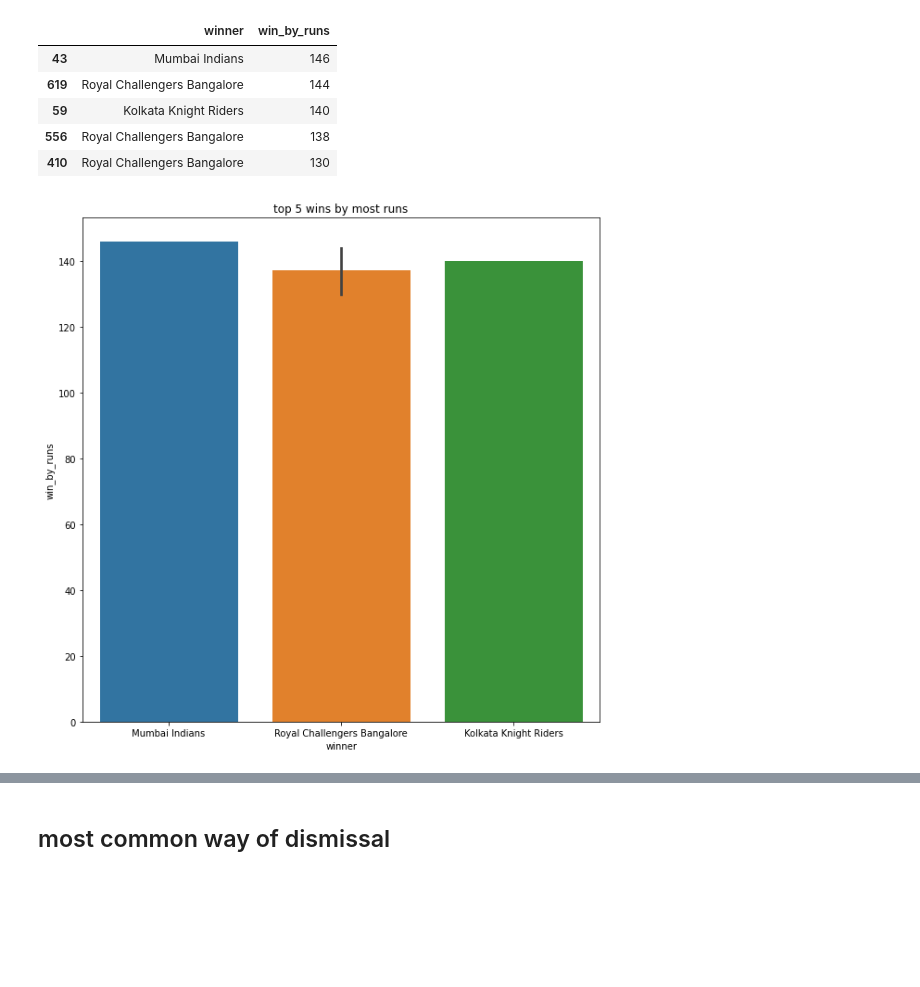
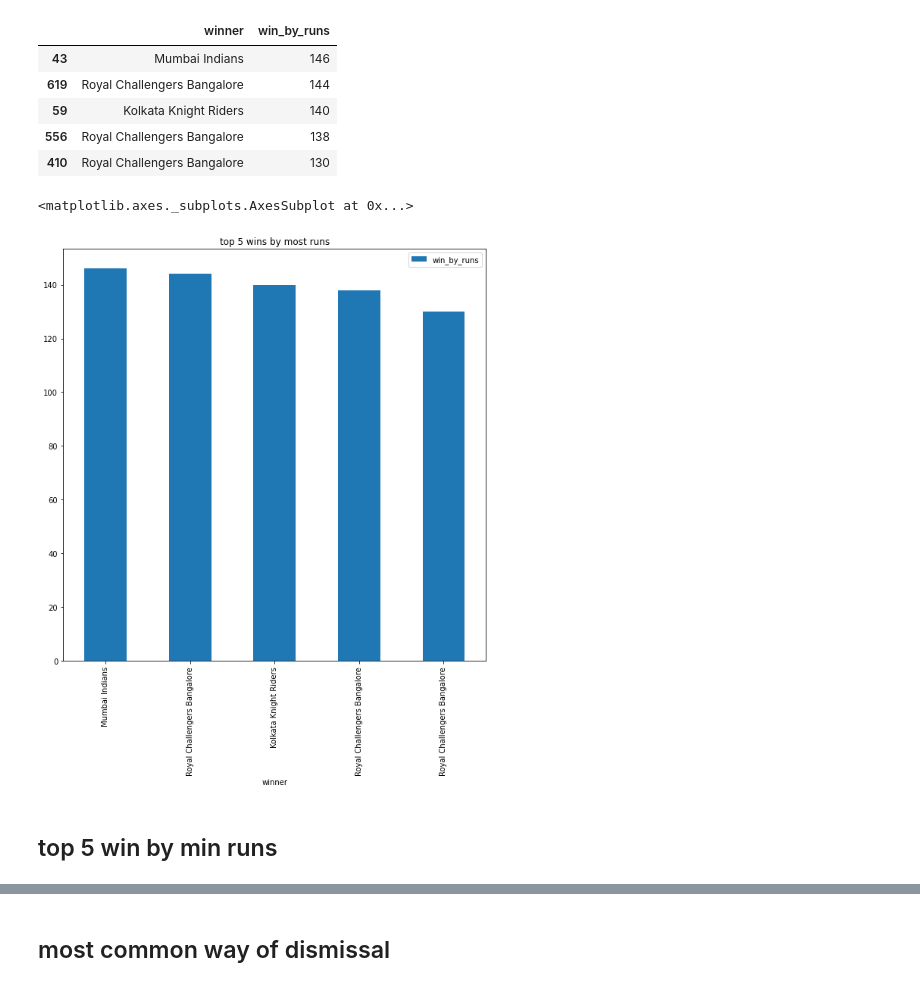
Before and after one commit to Abhijit-Bhat/Data-analysis-using-python, a Jupyter notebook: Copy_of_IPL_T20_Cricket_Analysis_Capstone_Project.ipynb, the cells around one changed output, grey strips where cells are left out. Drawn from its saved outputs; the diff is of its cells as text; code cells hidden in the pictures; blank space fills up the shorter version.

```diff
--- a/Copy_of_IPL_T20_Cricket_Analysis_Capstone_Project.ipynb
+++ b/Copy_of_IPL_T20_Cricket_Analysis_Capstone_Project.ipynb
@@ -601,8 +600,9 @@ top_run_winner_df
 | 556 | Royal Challengers Bangalore | 138 |
 | 410 | Royal Challengers Bangalore | 130 |
 # %%
-plt.figure(figsize=(10,10)) # setting size of plot
-plt.title('top 5 wins by most runs')
-ax = sns.barplot(x="winner", y='win_by_runs', data = top_run_winner_df)
+top_run_winner_df.plot(x="winner" ,kind='bar',figsize=(10,10),title='top 5 wins by most runs')
 # %% [output]
+<matplotlib.axes._subplots.AxesSubplot at 0x...>
-[figure, old version]
+[figure, new version]
+# %% [markdown]
+## top 5 win by min runs
```
Also changed, not shown: parts of 38 cells of this notebook.
